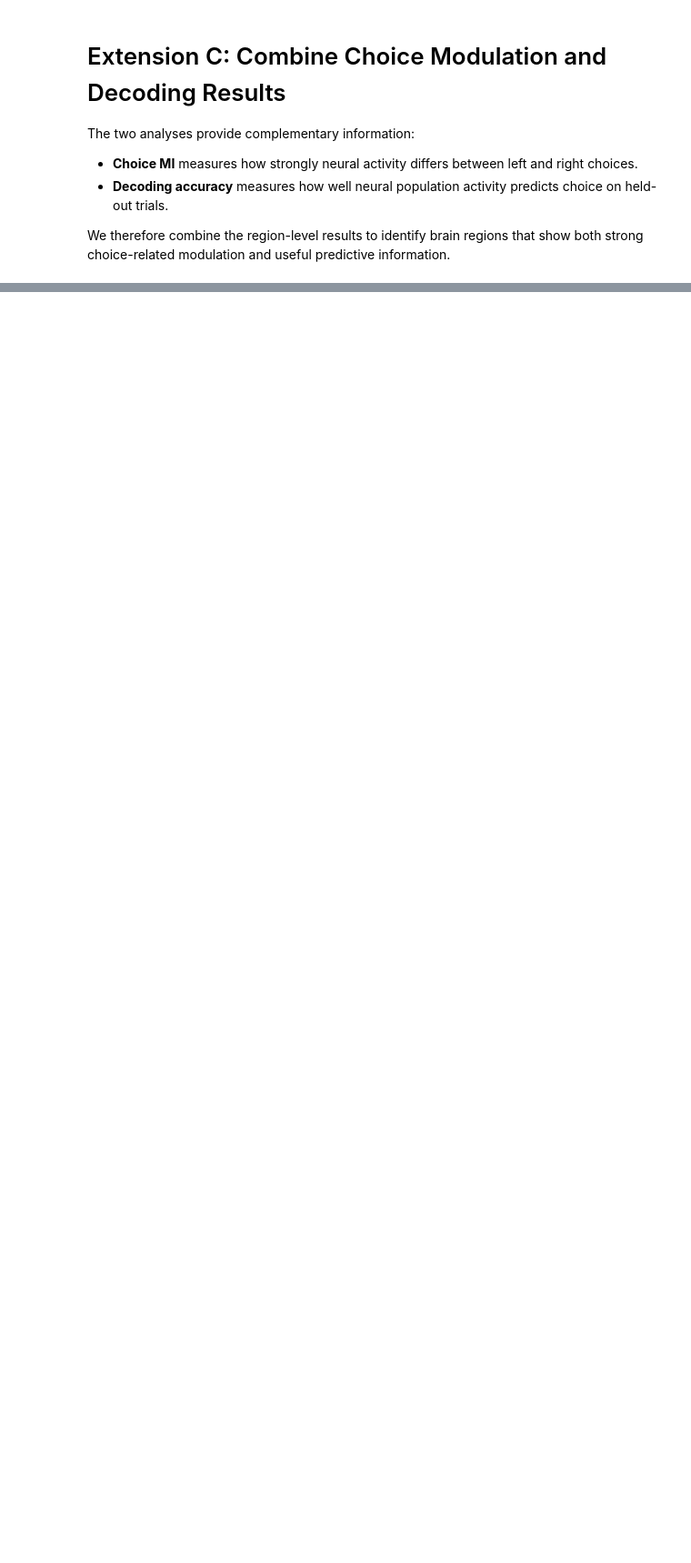
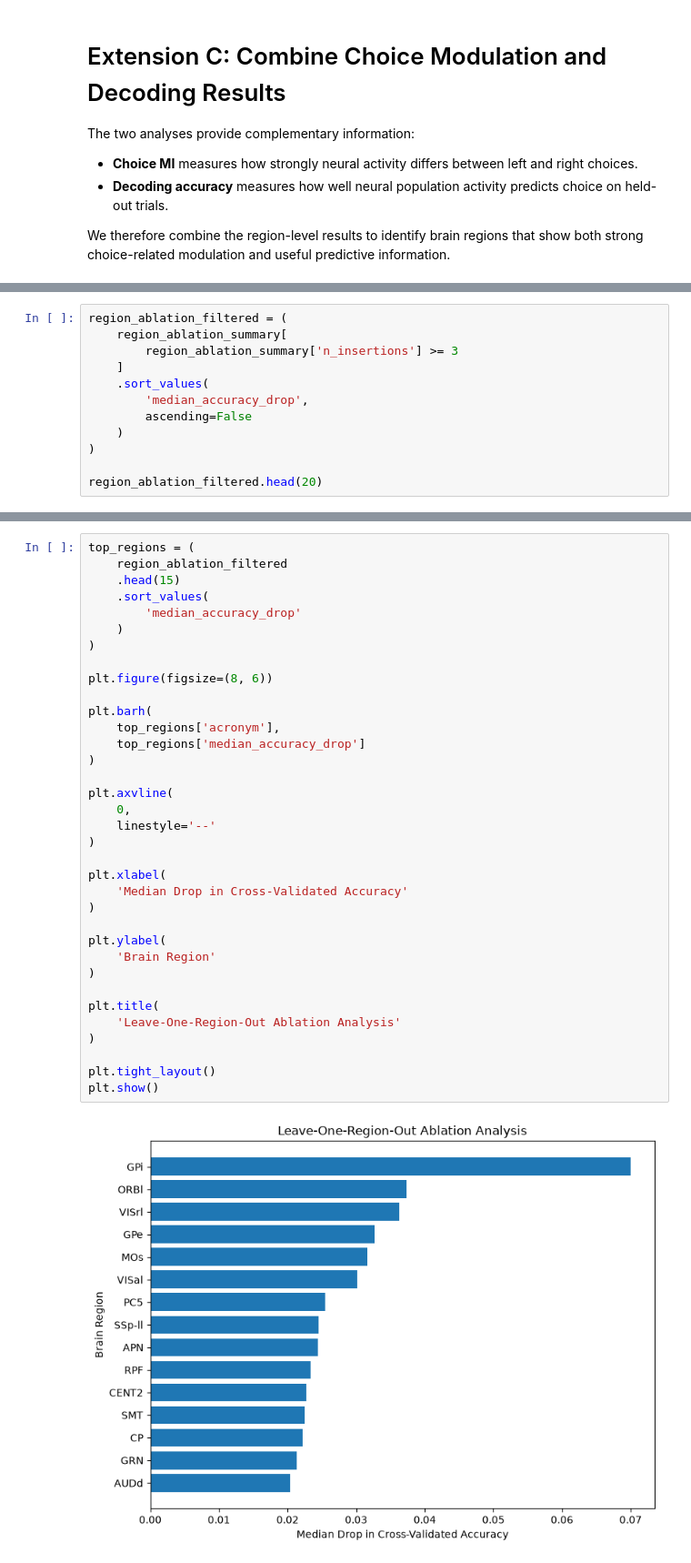
Before and after one commit to parhamKIY/neuroconnect-project, a Jupyter notebook: project_implementation.ipynb, the cells around one changed output, grey strips where cells are left out. Shown at 91% size. Drawn from its saved outputs; the diff is of its cells as text; blank space fills up the shorter version.

Commit message:
added region ablation

```diff
--- a/project_implementation.ipynb
+++ b/project_implementation.ipynb
@@ -1542,0 +1787,12 @@ combined_region_results[
+# %%
+region_ablation_filtered = (
+    region_ablation_summary[
+        region_ablation_summary['n_insertions'] >= 3
+    ]
+    .sort_values(
+        'median_accuracy_drop',
+        ascending=False
+    )
+)
+
+region_ablation_filtered.head(20)
@@ -1542,0 +1817,37 @@ combined_region_results[
+# %%
+top_regions = (
+    region_ablation_filtered
+    .head(15)
+    .sort_values(
+        'median_accuracy_drop'
+    )
+)
+
+plt.figure(figsize=(8, 6))
+
+plt.barh(
+    top_regions['acronym'],
+    top_regions['median_accuracy_drop']
+)
+
+plt.axvline(
+    0,
+    linestyle='--'
+)
+
+plt.xlabel(
+    'Median Drop in Cross-Validated Accuracy'
+)
+
+plt.ylabel(
+    'Brain Region'
+)
+
+plt.title(
+    'Leave-One-Region-Out Ablation Analysis'
+)
+
+plt.tight_layout()
+plt.show()
+# %% [output]
+[figure, added]
```
Also changed, not shown: parts of 27 cells of this notebook.
